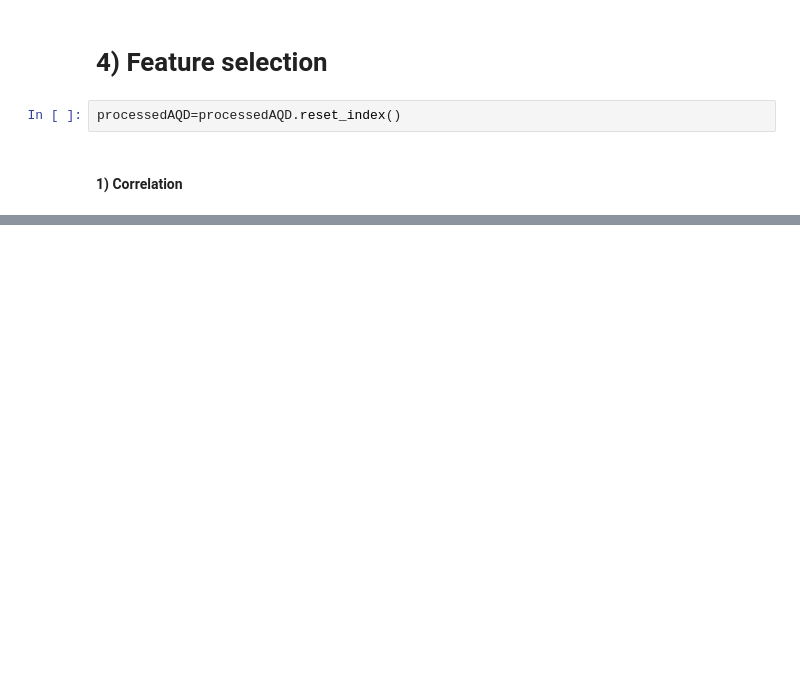
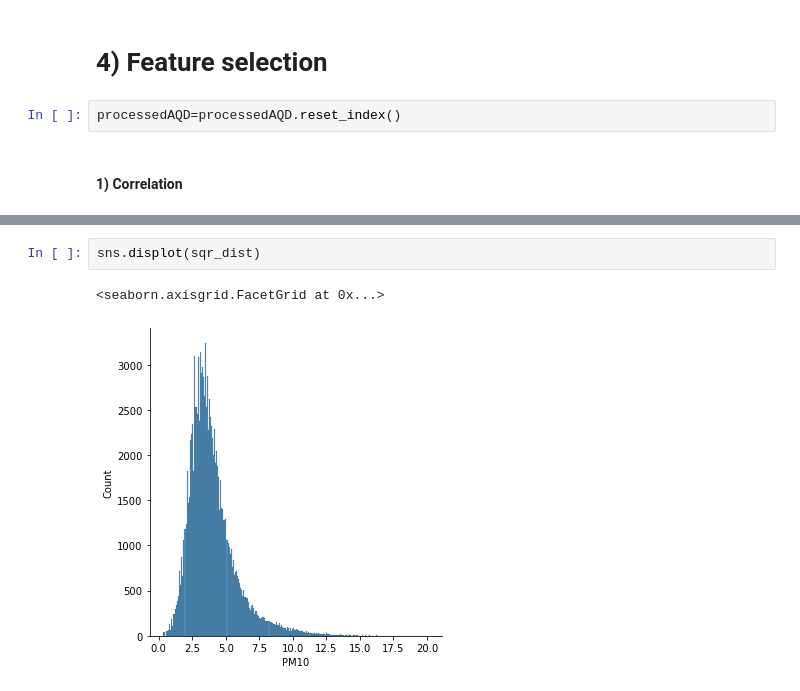
Before and after one commit to jadali17/Air-Quality-Prediction, a Jupyter notebook: feature-selection-no2-nox-pm2.5-pm10.ipynb, the cells around one changed output, grey strips where cells are left out. Drawn from its saved outputs; the diff is of its cells as text; blank space fills up the shorter version.

```diff
--- a/feature-selection-no2-nox-pm2.5-pm10.ipynb
+++ b/feature-selection-no2-nox-pm2.5-pm10.ipynb
@@ -129,0 +141,5 @@ sns.lineplot(data=subsetData2,x="Start",y="PM10",ax=ax)
+# %%
+sns.displot(sqr_dist)
+# %% [output]
+<seaborn.axisgrid.FacetGrid at 0x...>
+[figure, added]
```
Also changed, not shown: parts of 11 cells of this notebook.
